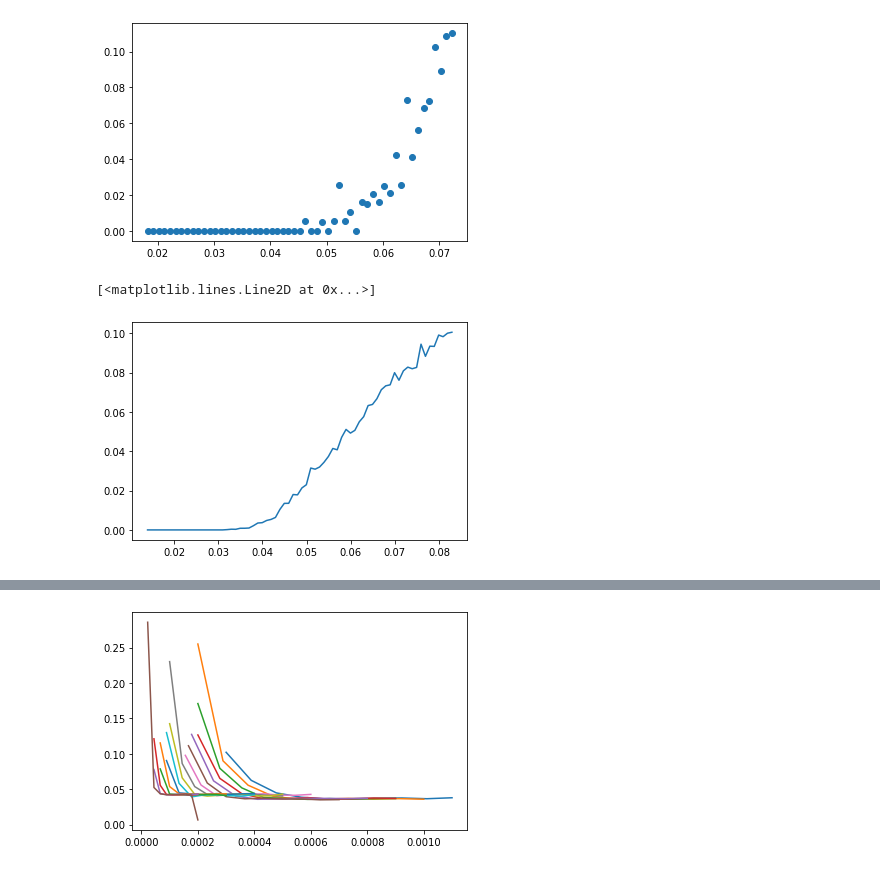
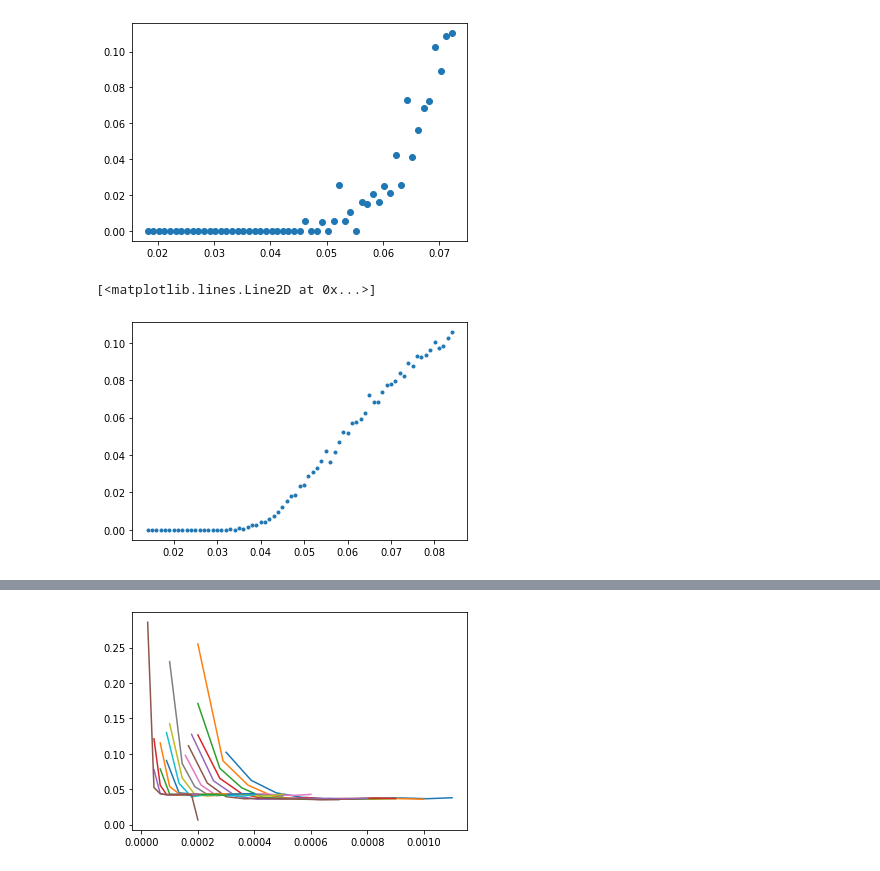
Before and after one commit to Zelenyy/phd-code, a Jupyter notebook: notebooks/21.RREA_1.ipynb, the cells around one changed output, grey strips where cells are left out. Cells and saved outputs as stored; diff of their text form; code cells hidden in the pictures.

Commit message:
Critical energy processing

```diff
--- a/notebooks/21.RREA_1.ipynb
+++ b/notebooks/21.RREA_1.ipynb
@@ -152,15 +169,17 @@ plt.plot(energy, k, "o")
 [figure]
 # %%
 path = "/mnt/storage2/phd/data/thunderstorm/critical_energy/critical_energy.npy"
+path = "/mnt/storage2/phd/data/thunderstorm/critical_energy/critical_energy_simple.npy"
+#
 # %%
 data = np.load(path)
 # %%
-indx = np.logical_and(data["height"] == 0.0, data["field"] == 11e-4)
+indx = np.logical_and(data["height"] == 5000.0, np.ma.masked_values(data["field"], 6.33333333e-04).mask)
 # %%
-plt.plot(data["energy"][indx], data["k"][indx])
+plt.plot(data["energy"][indx], data["k"][indx], ".")
 # %% [output]
 [<matplotlib.lines.Line2D at 0x...>]
-[figure, old version]
+[figure, new version]
 # %%
 x = data["energy"][indx]
 y =  data["k"][indx]
```
Also changed, not shown: parts of 17 cells of this notebook, 9 other files.
